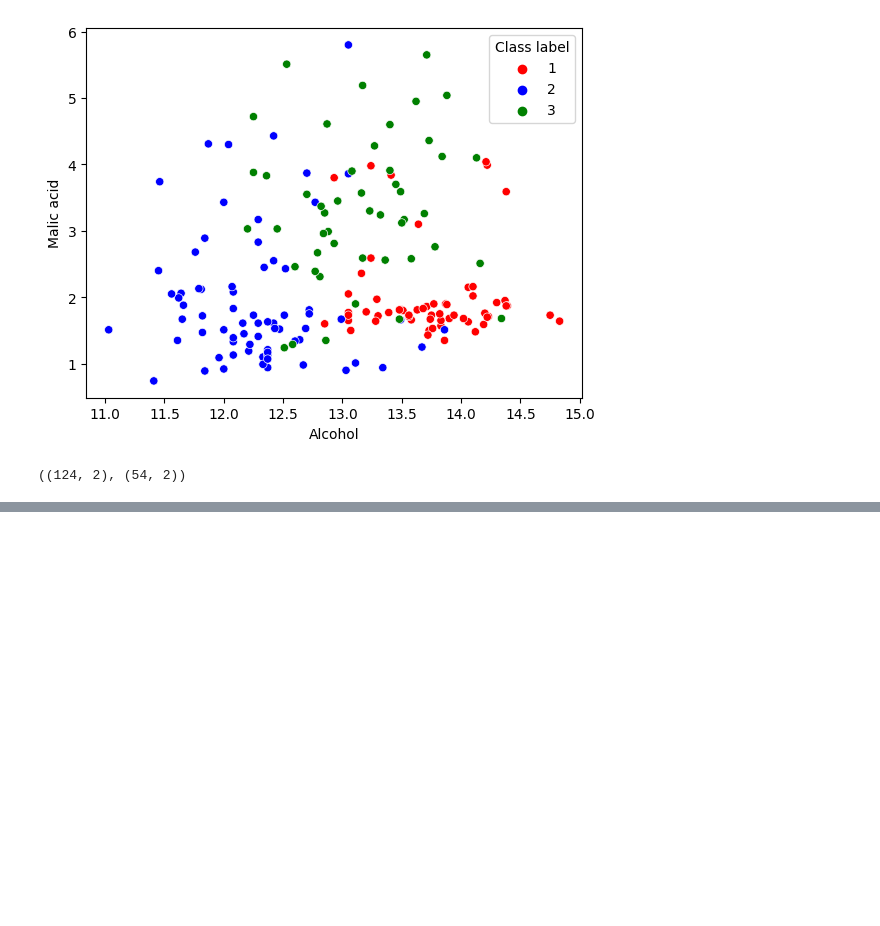
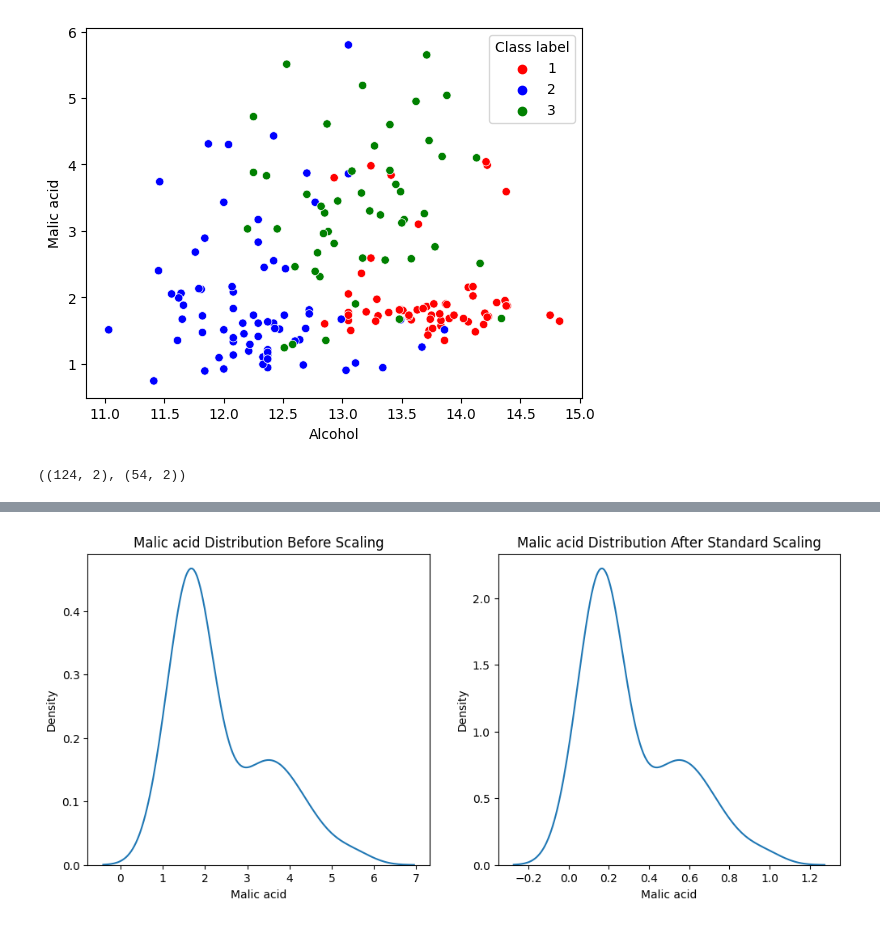
Before and after one commit to najnin26/Machine-Learning, a Jupyter notebook: Basic/normalization.ipynb, the cells around one changed output, grey strips where cells are left out. Saved outputs shown, nothing was run; the diff lists cells and outputs as text; code cells hidden in the pictures; blank space fills up the shorter version.

```diff
--- a/Basic/normalization.ipynb
+++ b/Basic/normalization.ipynb
@@ -99,11 +125,13 @@ X_test_scaled=scaler.transform(X_test)
 # %%
-# fig, (ax1, ax2) = plt.subplots(ncols=2, figsize=(12, 5))
+fig, (ax1, ax2) = plt.subplots(ncols=2, figsize=(12, 5))
 
-# # before scaling
-# ax1.set_title('Malic acid Distribution Before Scaling')
-# sns.kdeplot(X_train['Malic acid'], ax=ax1)
+# before scaling
+ax1.set_title('Malic acid Distribution Before Scaling')
+sns.kdeplot(X_train['Malic acid'], ax=ax1)
 
-# # after scaling
-# ax2.set_title('Malic acid Distribution After Standard Scaling')
-# sns.kdeplot(X_train_scaled['Malic acid'], ax=ax2)
-# plt.show()
+# after scaling
+ax2.set_title('Malic acid Distribution After Standard Scaling')
+sns.kdeplot(X_train_scaled['Malic acid'], ax=ax2)
+plt.show()
+# %% [output]
+[figure, added]
```
Also changed, not shown: parts of 6 cells of this notebook.
